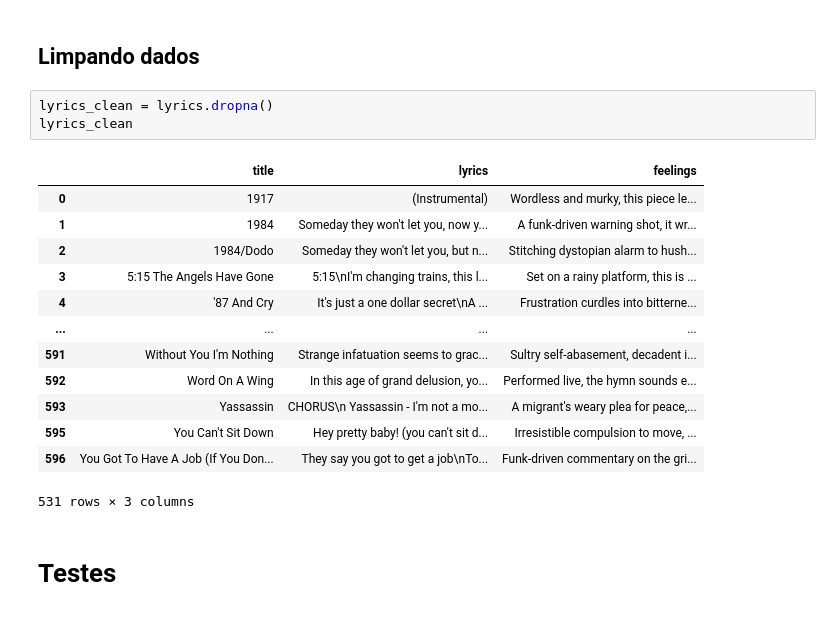
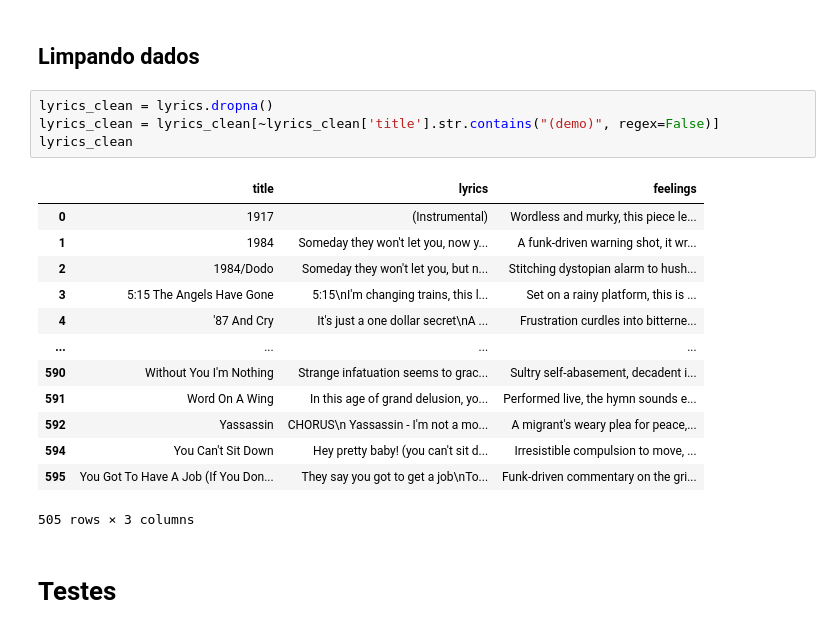
Before and after one commit to fabio-osti/maua, a Jupyter notebook: artificial intelligence/pln/atividades/T3_PLN_Analise_de_sentimento_Bowie.ipynb, the cells around one changed output. Drawn from its saved outputs; the diff is of its cells as text.

```diff
--- a/artificial intelligence/pln/atividades/T3_PLN_Analise_de_sentimento_Bowie.ipynb
+++ b/artificial intelligence/pln/atividades/T3_PLN_Analise_de_sentimento_Bowie.ipynb
@@ -75,21 +75,22 @@ lyrics
 ## Limpando dados
 # %%
 lyrics_clean = lyrics.dropna()
+lyrics_clean = lyrics_clean[~lyrics_clean['title'].str.contains("(demo)", regex=False)]
 lyrics_clean
 # %% [output]
 |  | title | lyrics | feelings |
 | 0 | 1917 | (Instrumental) | Wordless and murky, this piece le... |
 | 1 | 1984 | Someday they won't let you, now y... | A funk-driven warning shot, it wr... |
 | 2 | 1984/Dodo | Someday they won't let you, but n... | Stitching dystopian alarm to hush... |
 | 3 | 5:15 The Angels Have Gone | 5:15\nI'm changing trains, this l... | Set on a rainy platform, this is ... |
 | 4 | '87 And Cry | It's just a one dollar secret\nA ... | Frustration curdles into bitterne... |
 | ... | ... | ... | ... |
-| 591 | Without You I'm Nothing | Strange infatuation seems to grac... | Sultry self-abasement, decadent i... |
-| 592 | Word On A Wing | In this age of grand delusion, yo... | Performed live, the hymn sounds e... |
-| 593 | Yassassin | CHORUS\n Yassassin - I'm not a mo... | A migrant's weary plea for peace,... |
-| 595 | You Can't Sit Down | Hey pretty baby! (you can't sit d... | Irresistible compulsion to move, ... |
-| 596 | You Got To Have A Job (If You Don... | They say you got to get a job\nTo... | Funk-driven commentary on the gri... |
+| 590 | Without You I'm Nothing | Strange infatuation seems to grac... | Sultry self-abasement, decadent i... |
+| 591 | Word On A Wing | In this age of grand delusion, yo... | Performed live, the hymn sounds e... |
+| 592 | Yassassin | CHORUS\n Yassassin - I'm not a mo... | A migrant's weary plea for peace,... |
+| 594 | You Can't Sit Down | Hey pretty baby! (you can't sit d... | Irresistible compulsion to move, ... |
+| 595 | You Got To Have A Job (If You Don... | They say you got to get a job\nTo... | Funk-driven commentary on the gri... |
-531 rows × 3 columns
+505 rows × 3 columns
 # %% [markdown]
 # Testes
 # %% [markdown]
```
Also changed, not shown: parts of 16 cells of this notebook.
